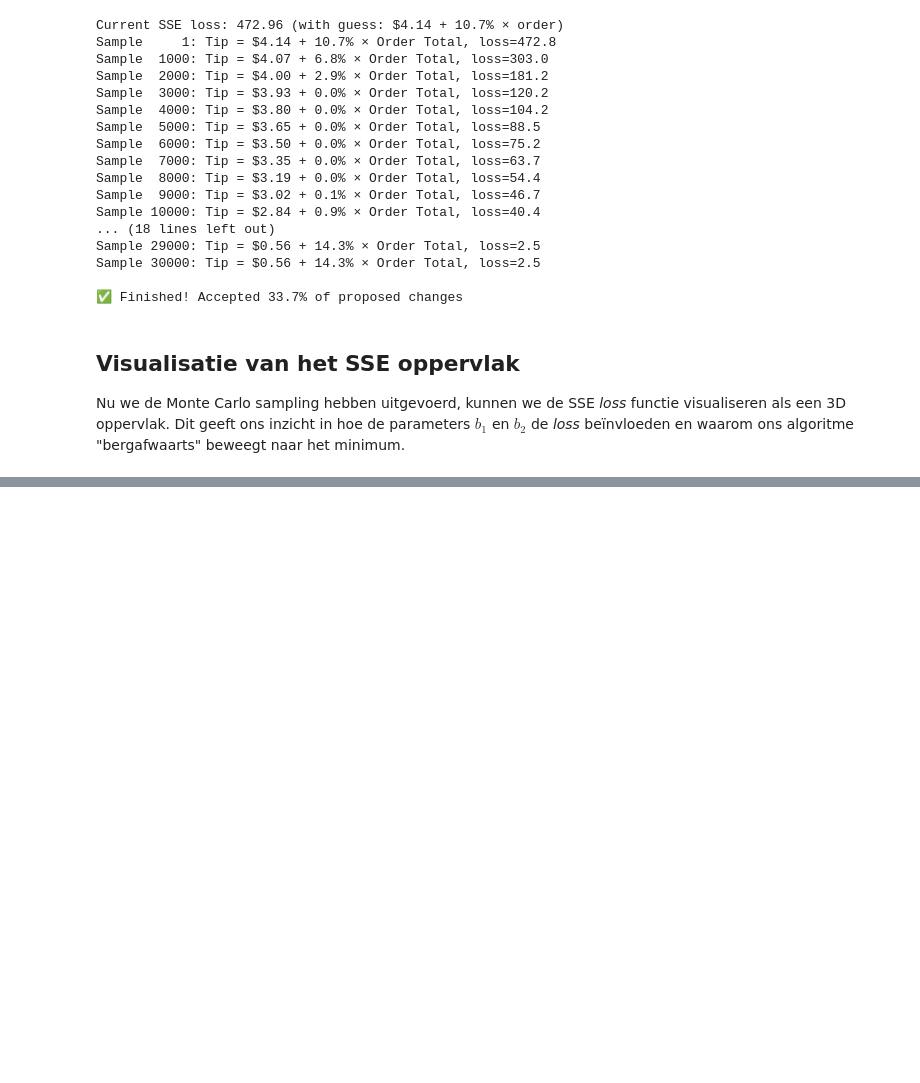
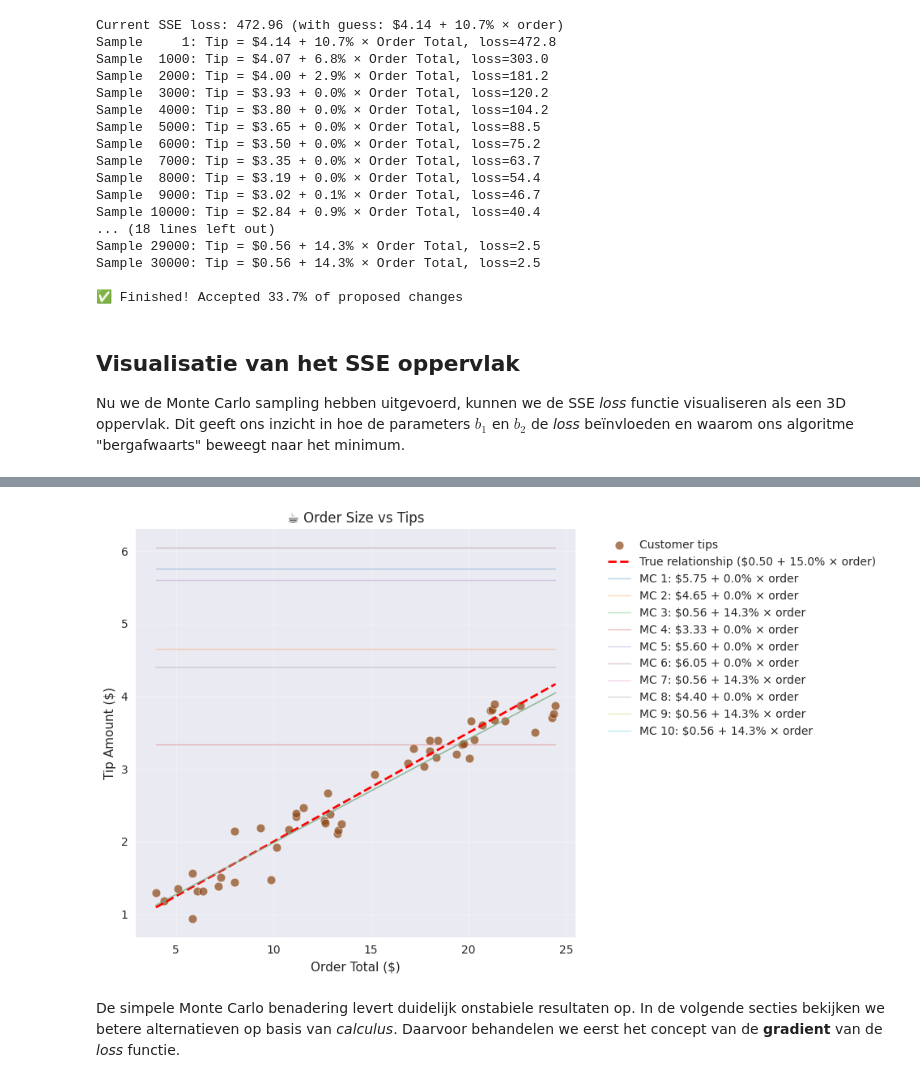
Before and after one commit to ap-mdi-it/ml-courses, a Jupyter notebook: book/math_foundations/linalg/lineaire_regressie.ipynb, the cells around one changed output, grey strips where cells are left out. Cells and saved outputs as stored; diff of their text form; code cells hidden in the pictures; blank space fills up the shorter version.

Commit message:
monte carlo sim class

```diff
--- a/book/math_foundations/linalg/lineaire_regressie.ipynb
+++ b/book/math_foundations/linalg/lineaire_regressie.ipynb
@@ -346,0 +359,15 @@ fig.show()
+# %%
+from ml_courses.sim.monte_carlo_tips import MonteCarloTipsSimulation
+
+sim = MonteCarloTipsSimulation()
+
+b1_sims = []
+b2_sims = []
+
+for _ in range(10):
+    sim_run = sim.run_simulation()
+    print(
+        f"Estimated relationship: Tip = ${sim_run['final_b1']:.2f} + {sim_run['final_b2']:.1%} × Order Total"
+    )
+    b1_sims.append(sim_run["final_b1"])
+    b2_sims.append(sim_run["final_b2"])
@@ -346,0 +385,57 @@ fig.show()
+# %%
+# Plot the simulations
+plt.figure(figsize=(10, 6))
+plt.scatter(
+    sim.order_totals,
+    sim.observed_tips,
+    alpha=0.7,
+    color="saddlebrown",
+    s=60,
+    edgecolor="white",
+    linewidth=0.5,
+    label="Customer tips",
+)
+plt.plot(
+    sim.order_totals,
+    sim.true_tips,
+    "r--",
+    linewidth=2,
+    label=f"True relationship (${true_base_tip:.2f} + {true_tip_rate:.1%} × order)",
+)
+
+colors = [
+    "tab:blue",
+    "tab:orange",
+    "tab:green",
+    "tab:red",
+    "tab:purple",
+    "tab:brown",
+    "tab:pink",
+    "tab:gray",
+    "tab:olive",
+    "tab:cyan",
+]
+
+for i, (b1_sim, b2_sim) in enumerate(zip(b1_sims, b2_sims, strict=False)):
+    sim_tips = b1_sim + b2_sim * sim.order_totals
+    plt.plot(
+        sim.order_totals,
+        sim_tips,
+        color=colors[i],
+        linestyle="-",
+        alpha=0.3,
+        linewidth=1,
+        label=f"MC {i + 1}: ${b1_sim:.2f} + {b2_sim:.1%} × order",
+    )
+
+plt.xlabel("Order Total ($)")
+plt.ylabel("Tip Amount ($)")
+plt.title("☕ Order Size vs Tips")
+plt.legend(bbox_to_anchor=(1.05, 1), loc="upper left")
+plt.grid(True, alpha=0.3)
+plt.tight_layout()
+plt.show()
+# %% [output]
+[figure, added]
+# %% [markdown]
+De simpele Monte Carlo benadering levert duidelijk onstabiele resultaten op. In de volgende secties bekijken we betere alternatieven op basis van _calculus_. Daarvoor behandelen we eerst het concept van de **gradient** van de _loss_ functie.
```
Also changed, not shown: parts of 4 cells of this notebook, 1 other file.
